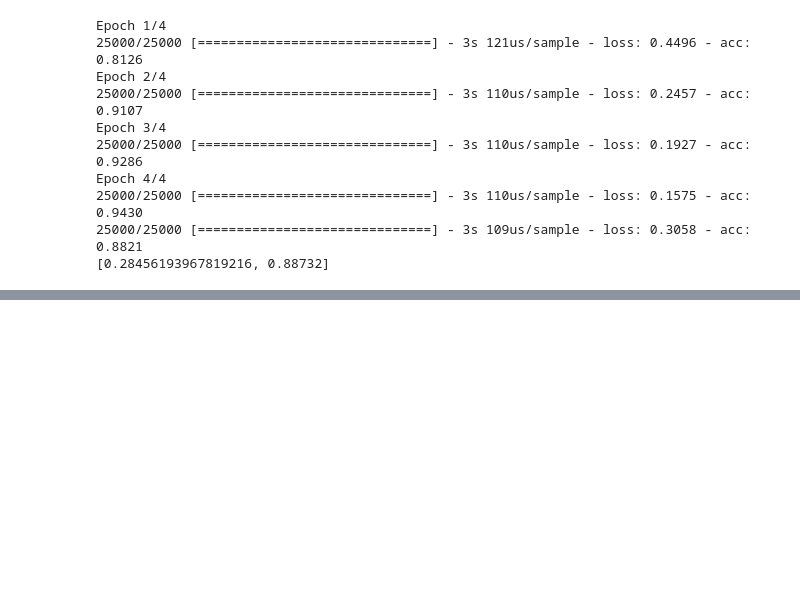
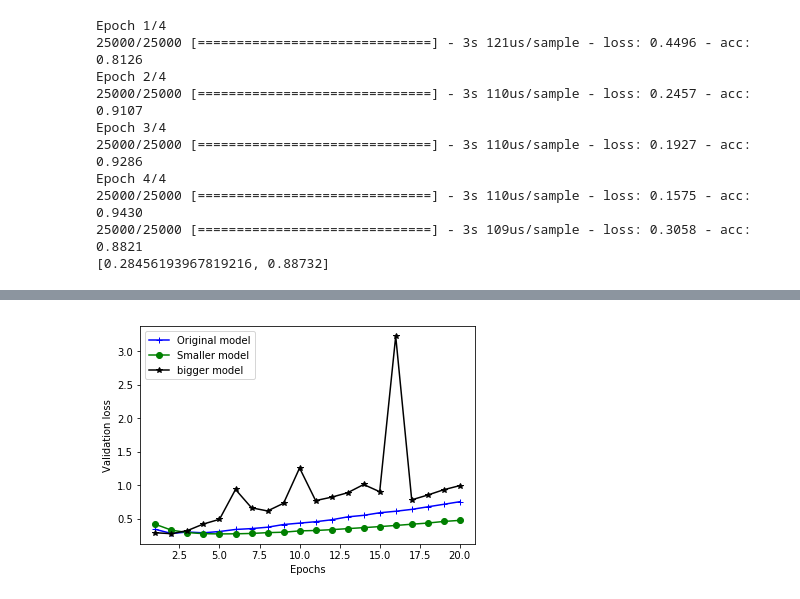
Before and after one commit to sidhant-guliani/Deep-learning-projects, a Jupyter notebook: 1_classifying_movie_reviews.ipynb, the cells around one changed output, grey strips where cells are left out. Drawn from its saved outputs; the diff is of its cells as text; code cells hidden in the pictures; blank space fills up the shorter version.

```diff
--- a/1_classifying_movie_reviews.ipynb
+++ b/1_classifying_movie_reviews.ipynb
@@ -387,0 +466,19 @@ _________________________________________________________________
+# %%
+model_big = Sequential()
+model_big.add(Dense(512, activation='relu', input_shape=(10000,)))
+# Add one hidden layer
+# after the first layer, you don't need to specify
+# the size of the input anymore:
+model_big.add(Dense(512, activation='relu'))
+
+# Add an output layer
+# we used sigmond actication unction here so that the output is probability
+# score si between 0 to 1, indicating how likely is teh varible to have red wine or white wine
+model_big.add(Dense(1, activation='sigmoid'))
+
+model_big.compile(optimizer='rmsprop',loss='binary_crossentropy', metrics=['accuracy'])
+model_big.summary()
+big_hist = model_big.fit(x_train, y_train,
+                                   epochs=20,
+                                   batch_size=512,
+                                   validation_data=(x_test, y_test))
@@ -387,0 +546,12 @@ _________________________________________________________________
+# %%
+plt.plot(epochs, original_val_loss, 'b-+', label='Original model')
+# "bo" is for "blue dot"
+plt.plot(epochs, small_model_val_loss, 'g-o', label='Smaller model')
+plt.plot(epochs, big_model_val_loss, 'k-*', label='bigger model')
+plt.xlabel('Epochs')
+plt.ylabel('Validation loss')
+plt.legend()
+
+plt.show()
+# %% [output]
+[figure, added]
```
Also changed, not shown: parts of 24 cells of this notebook.
